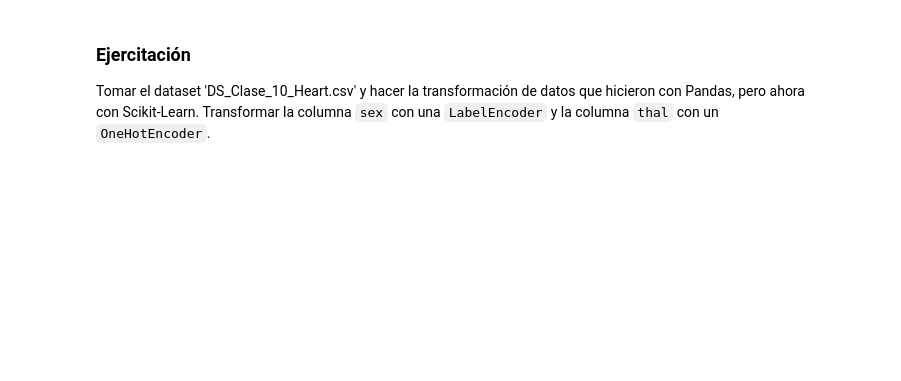
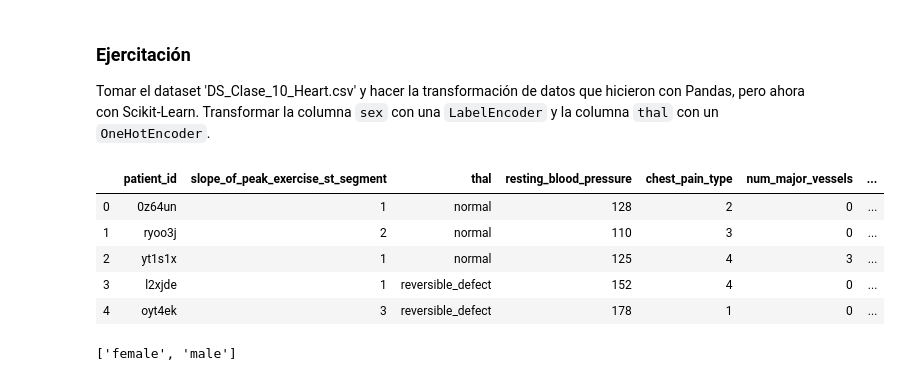
Before and after one commit to catrielzz/Acamica, a Jupyter notebook: DsClases/DS_Clase_12_TDD_Scikit.ipynb, the cells around one changed output. Drawn from its saved outputs; the diff is of its cells as text; code cells hidden in the pictures; blank space fills up the shorter version.

```diff
--- a/DsClases/DS_Clase_12_TDD_Scikit.ipynb
+++ b/DsClases/DS_Clase_12_TDD_Scikit.ipynb
@@ -205,3 +205,22 @@ df.head(10)
 ### Ejercitación
 
 Tomar el dataset 'DS_Clase_10_Heart.csv' y hacer la transformación de datos que hicieron con Pandas, pero ahora con Scikit-Learn. Transformar la columna `sex` con una `LabelEncoder` y la columna `thal` con un `OneHotEncoder`.
+# %%
+heart_df = pd.read_csv('../csv/DS_Clase_10_Heart.csv')
+heart_df.head(5)
+# %% [output]
+|  | patient_id | slope_of_peak_exercise_st_segment | thal | resting_blood_pressure | chest_pain_type | num_major_vessels | ... |
+| 0 | 0z64un | 1 | normal | 128 | 2 | 0 | ... |
+| 1 | ryoo3j | 2 | normal | 110 | 3 | 0 | ... |
+| 2 | yt1s1x | 1 | normal | 125 | 4 | 3 | ... |
+| 3 | l2xjde | 1 | reversible_defect | 152 | 4 | 0 | ... |
+| 4 | oyt4ek | 3 | reversible_defect | 178 | 1 | 0 | ... |
+# %%
+from sklearn.preprocessing import LabelEncoder
+
+le = LabelEncoder()
+le.fit(heart_df.sex)
+
+list(le.classes_)
+# %% [output]
+['female', 'male']
```
Also changed, not shown: parts of 8 cells of this notebook, 11 other files.
